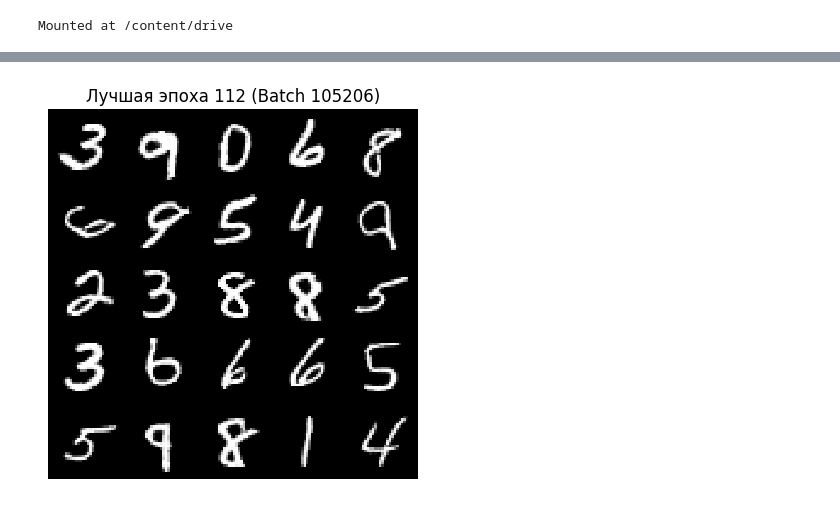
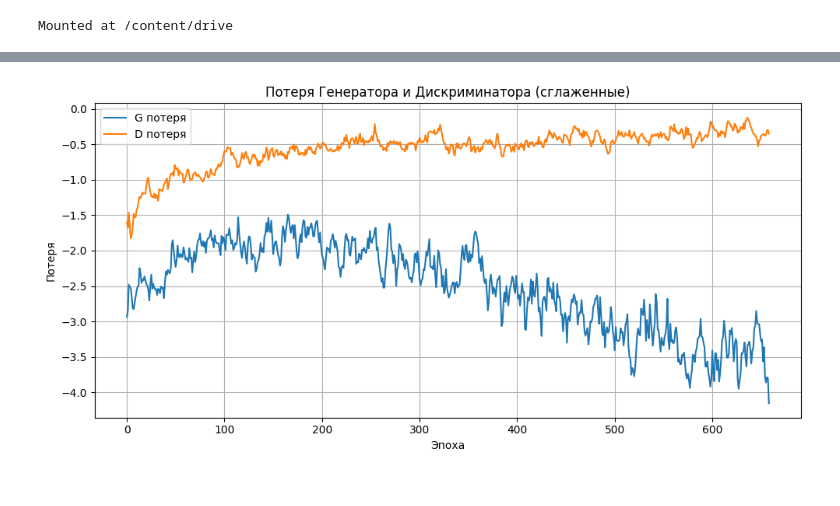
Before and after one commit to nikita488/DataSciencePro, a Jupyter notebook: src/HW4/HW4.ipynb, the cells around one changed output, grey strips where cells are left out. Drawn from its saved outputs; the diff is of its cells as text; code cells hidden in the pictures.

```diff
--- a/src/HW4/HW4.ipynb
+++ b/src/HW4/HW4.ipynb
@@ -278,13 +306,0 @@ Namespace(n_epochs=1000, batch_size=64, lr=0.0002, b1=0.5, b2=0.999, noise_chann
-# %%
-import matplotlib.pyplot as plt
-import matplotlib.image as mpimg
-
-image_name = '112_105206.png'
-img = mpimg.imread(f'./images/{image_name}')
-
-plt.imshow(img, interpolation='nearest')
-plt.title("Лучшая эпоха 112 (Batch 105206)")
-plt.axis('off')
-plt.show()
-# %% [output]
-[figure, removed]
@@ -290,0 +338,26 @@ plt.show()
+# %%
+import matplotlib.pyplot as plt
+
+#plt.figure(figsize=(10, 5))
+#plt.title("Потеря Генератора и Дискриминатора")
+#plt.plot(g_losses, label="G потеря")
+#plt.plot(d_losses, label="D потеря")
+#plt.xlabel("Эпоха")
+#plt.ylabel("Потеря")
+#plt.legend()
+#plt.grid(True)
+#plt.tight_layout()
+#plt.show()
+
+plt.figure(figsize=(10, 5))
+plt.title("Потеря Генератора и Дискриминатора (сглаженные)")
+plt.plot(g_losses_smooth, label="G потеря")
+plt.plot(d_losses_smooth, label="D потеря")
+plt.xlabel("Эпоха")
+plt.ylabel("Потеря")
+plt.legend()
+plt.grid(True)
+plt.tight_layout()
+plt.show()
+# %% [output]
+[figure, added]
```
Also changed, not shown: parts of 5 cells of this notebook, 2 other files.
